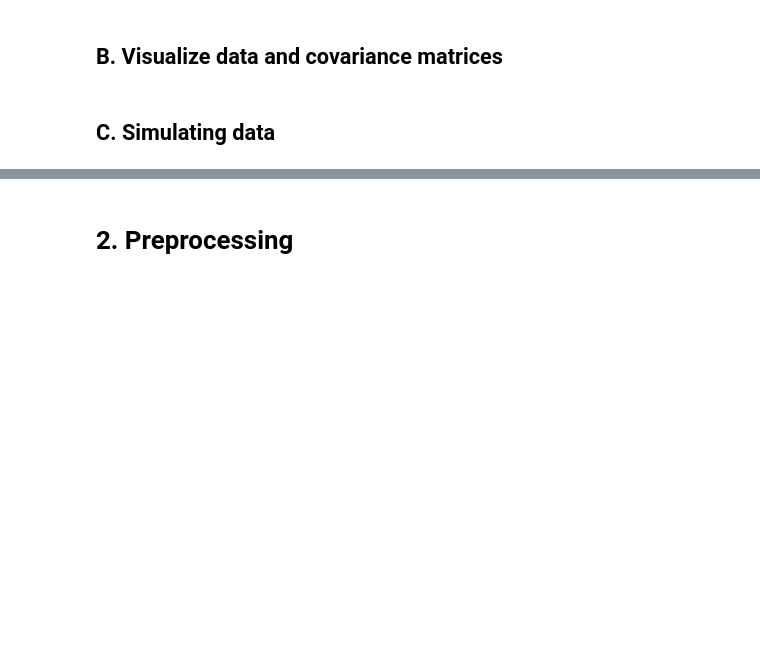
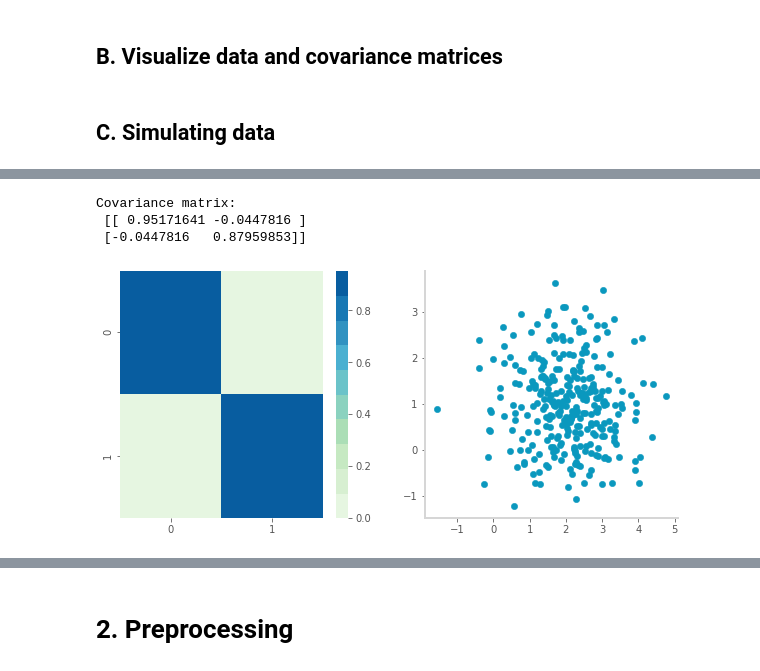
Before and after one commit to GAnagno/Dimensionality-Reduction, a Jupyter notebook: Preprocessing Tutorial.ipynb, the cells around one changed output, grey strips where cells are left out. Saved outputs shown, nothing was run; the diff lists cells and outputs as text; code cells hidden in the pictures; blank space fills up the shorter version.

```diff
--- a/Preprocessing Tutorial.ipynb
+++ b/Preprocessing Tutorial.ipynb
@@ -16,4 +46,30 @@ plt.rcParams['axes.linewidth'] = 2
 # %% [markdown]
 ## B. Visualize data and covariance matrices
+# %%
+def plotDataAndCov(data):
+    ACov = np.cov(data, rowvar=False, bias=True)
+    print('Covariance matrix:\n', ACov)
+
+    fig, ax = plt.subplots(nrows=1, ncols=2)
+    fig.set_size_inches(10, 10)
+
+    ax0 = plt.subplot(2, 2, 1)
+
+    # Choosing the colors
+    cmap = sns.color_palette("GnBu", 10)
+    sns.heatmap(ACov, cmap=cmap, vmin=0)
+
+    ax1 = plt.subplot(2, 2, 2)
+
+    # data can include the colors
+    if data.shape[1]==3:
+        c=data[:,2]
+    else:
+        c="#0A98BE"
+    ax1.scatter(data[:,0], data[:,1], c=c, s=40)
+
+    # Remove the top and right axes from the data plot
+    ax1.spines['right'].set_visible(False)
+    ax1.spines['top'].set_visible(False)
 # %% [markdown]
 ## C. Simulating data
@@ -19,0 +106,9 @@ plt.rcParams['axes.linewidth'] = 2
+# %%
+plotDataAndCov(A)
+plt.show()
+plt.close()
+# %% [output]
+Covariance matrix:
+ [[ 0.95171641 -0.0447816 ]
+ [-0.0447816   0.87959853]]
+[figure, added]
```
Also changed, not shown: parts of 44 cells of this notebook.
